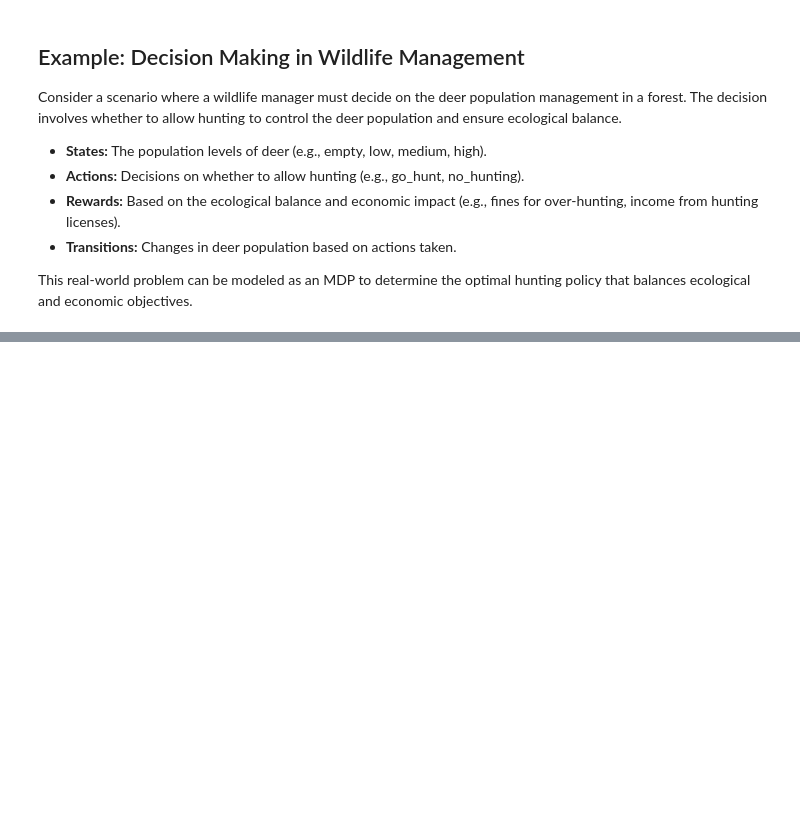
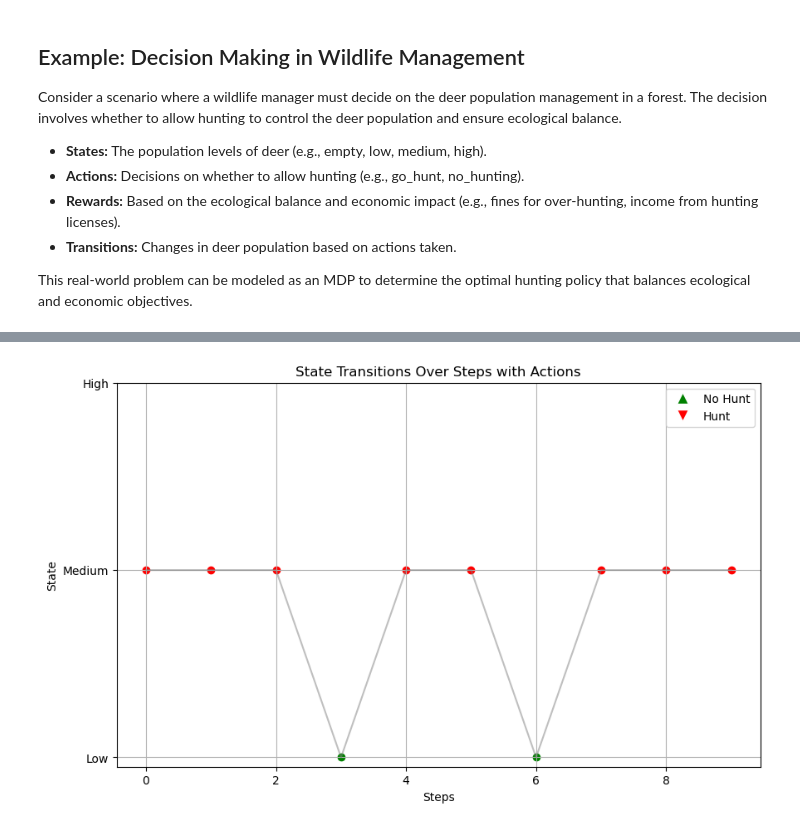
Before and after one commit to CaganKiper/rl-course-2024, a Jupyter notebook: week1/w1.ipynb, the cells around one changed output, grey strips where cells are left out. Cells and saved outputs as stored; diff of their text form; code cells hidden in the pictures; blank space fills up the shorter version.

```diff
--- a/week1/w1.ipynb
+++ b/week1/w1.ipynb
@@ -125,0 +148,35 @@ plot_value_function(V, states)
+# %%
+def plot_state_transitions(trajectory, N):
+    states = [step[0] for step in trajectory]
+    actions = [step[1] for step in trajectory]
+    colors = ['green' if action == 0 else 'red' for action in actions]
+
+    plt.figure(figsize=(10, 6))
+
+    # Plot lines
+    plt.plot(range(N), states, color='grey', alpha=0.5)  # Grey lines with lower opacity for visibility
+
+    # Overlay colored dots for actions
+    for i in range(N):
+        plt.scatter(i, states[i], color=colors[i], label=f'Action: {"No Hunt" if actions[i] == 0 else "Hunt"}' if i == 0 else "")
+
+    plt.xlabel('Steps')
+    plt.ylabel('State')
+    plt.title('State Transitions Over Steps with Actions')
+    plt.yticks([0, 1, 2], ['Low', 'Medium', 'High'])
+
+    # Create a custom legend
+    from matplotlib.lines import Line2D
+    legend_elements = [Line2D([0], [0], marker='^', color='w', markerfacecolor='green', markersize=10, label='No Hunt'),
+                       Line2D([0], [0], marker='v', color='w', markerfacecolor='red', markersize=10, label='Hunt')]
+    plt.legend(handles=legend_elements)
+
+    plt.grid(True)
+    plt.show()
+
+# Assuming the trajectory has already been generated
+start_state = 1
+trajectory, _ = generate_trajectory_with_rewards(start_state, P, R, N_steps, policy=policy)
+plot_state_transitions(trajectory, N_steps)
+# %% [output]
+[figure, added]
```
Also changed, not shown: parts of 6 cells of this notebook.
